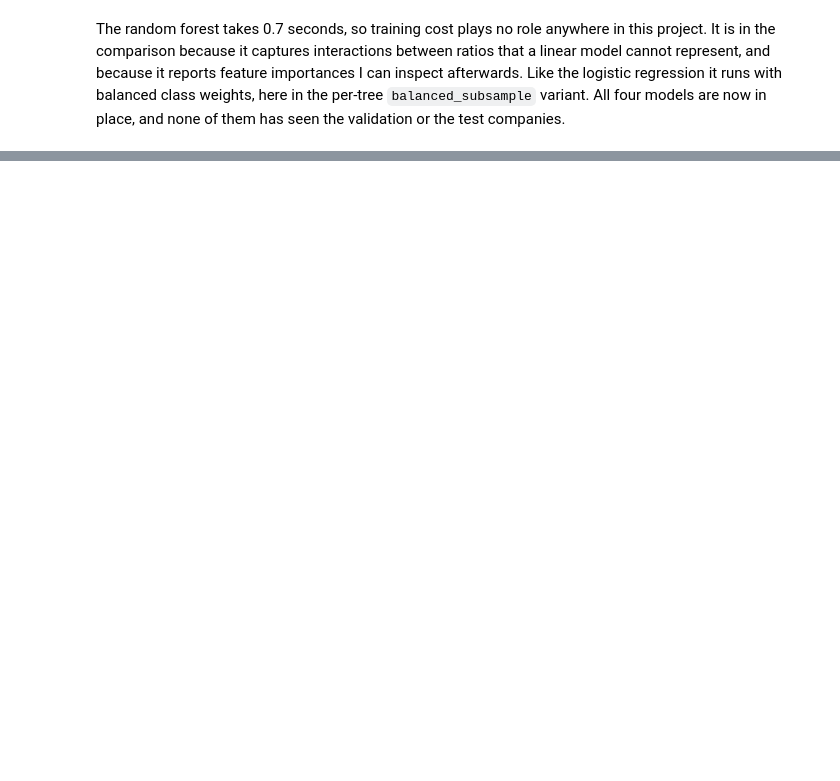
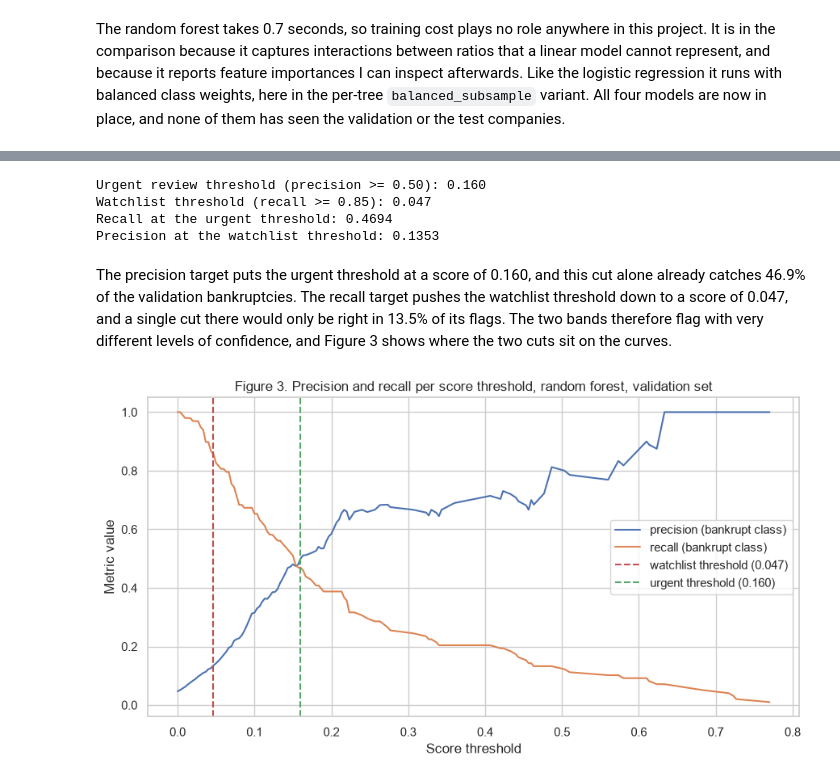
Before and after one commit to mauroreverberi/machine-learning-foundations, a Jupyter notebook: modeling.ipynb, the cells around one changed output, grey strips where cells are left out. Drawn from its saved outputs; the diff is of its cells as text; code cells hidden in the pictures; blank space fills up the shorter version.

```diff
--- a/modeling.ipynb
+++ b/modeling.ipynb
@@ -337,0 +585,36 @@ The random forest takes 0.7 seconds, so training cost plays no role anywhere in
+# %%
+# both targets are fixed in the markdown above, the curve arrays come from Figure 1
+curve_precision = prec_forest[:-1]
+curve_recall = rec_forest[:-1]
+
+# lowest cut that meets the precision target, highest cut that still meets the recall target
+urgent_idx = np.flatnonzero(curve_precision >= 0.50).min()
+watch_idx = np.flatnonzero(curve_recall >= 0.85).max()
+t_urgent = thresholds_forest[urgent_idx]
+t_watch = thresholds_forest[watch_idx]
+
+print(f"Urgent review threshold (precision >= 0.50): {t_urgent:.3f}")
+print(f"Watchlist threshold (recall >= 0.85): {t_watch:.3f}")
+print(f"Recall at the urgent threshold: {curve_recall[urgent_idx]:.4f}")
+print(f"Precision at the watchlist threshold: {curve_precision[watch_idx]:.4f}")
+# %% [output]
+Urgent review threshold (precision >= 0.50): 0.160
+Watchlist threshold (recall >= 0.85): 0.047
+Recall at the urgent threshold: 0.4694
+Precision at the watchlist threshold: 0.1353
+# %% [markdown]
+The precision target puts the urgent threshold at a score of 0.160, and this cut alone already catches 46.9% of the validation bankruptcies. The recall target pushes the watchlist threshold down to a score of 0.047, and a single cut there would only be right in 13.5% of its flags. The two bands therefore flag with very different levels of confidence, and Figure 3 shows where the two cuts sit on the curves.
+# %%
+fig, ax = plt.subplots(figsize=(9, 5))
+ax.plot(thresholds_forest, curve_precision, label="precision (bankrupt class)")
+ax.plot(thresholds_forest, curve_recall, label="recall (bankrupt class)")
+ax.axvline(t_watch, color="C3", linestyle="--", label=f"watchlist threshold ({t_watch:.3f})")
+ax.axvline(t_urgent, color="C2", linestyle="--", label=f"urgent threshold ({t_urgent:.3f})")
+ax.set_title("Figure 3. Precision and recall per score threshold, random forest, validation set")
+ax.set_xlabel("Score threshold")
+ax.set_ylabel("Metric value")
+ax.legend(loc="center right")
+plt.tight_layout()
+plt.show()
+# %% [output]
+[figure, added]
```
Also changed, not shown: parts of 32 cells of this notebook.
